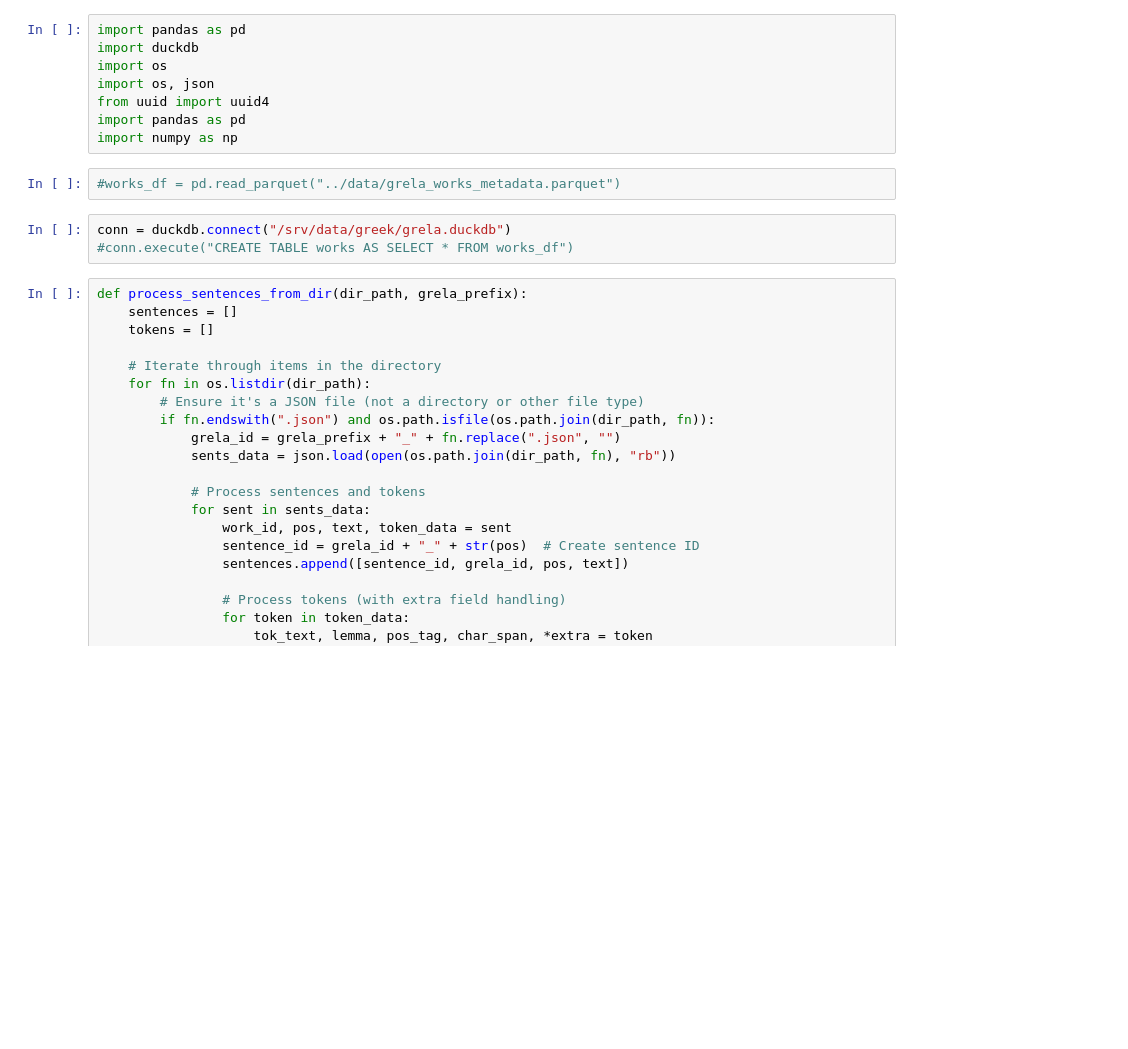
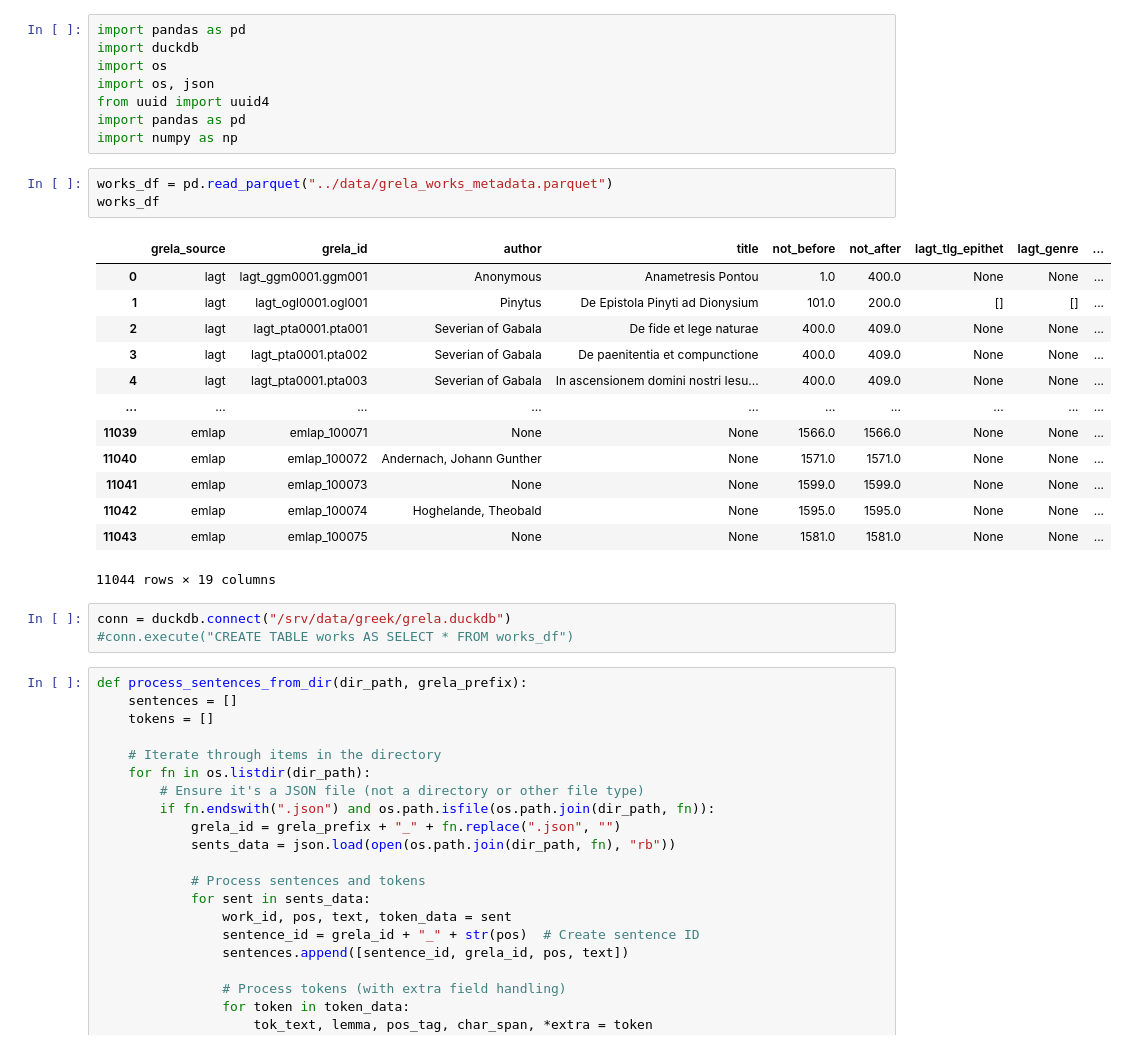
Before and after one commit to CCS-ZCU/GreLa, a Jupyter notebook: scripts/database-building.ipynb, the cells around one changed output. Drawn from its saved outputs; the diff is of its cells as text; blank space fills up the shorter version.

```diff
--- a/scripts/database-building.ipynb
+++ b/scripts/database-building.ipynb
@@ -7,7 +7,22 @@ from uuid import uuid4
 import pandas as pd
 import numpy as np
 # %%
-#works_df = pd.read_parquet("../data/grela_works_metadata.parquet")
+works_df = pd.read_parquet("../data/grela_works_metadata.parquet")
+works_df
+# %% [output]
+|  | grela_source | grela_id | author | title | not_before | not_after | lagt_tlg_epithet | lagt_genre | ... |
+| 0 | lagt | lagt_ggm0001.ggm001 | Anonymous | Anametresis Pontou | 1.0 | 400.0 | None | None | ... |
+| 1 | lagt | lagt_ogl0001.ogl001 | Pinytus | De Epistola Pinyti ad Dionysium | 101.0 | 200.0 | [] | [] | ... |
+| 2 | lagt | lagt_pta0001.pta001 | Severian of Gabala | De fide et lege naturae | 400.0 | 409.0 | None | None | ... |
+| 3 | lagt | lagt_pta0001.pta002 | Severian of Gabala | De paenitentia et compunctione | 400.0 | 409.0 | None | None | ... |
+| 4 | lagt | lagt_pta0001.pta003 | Severian of Gabala | In ascensionem domini nostri Iesu... | 400.0 | 409.0 | None | None | ... |
+| ... | ... | ... | ... | ... | ... | ... | ... | ... | ... |
+| 11039 | emlap | emlap_100071 | None | None | 1566.0 | 1566.0 | None | None | ... |
+| 11040 | emlap | emlap_100072 | Andernach, Johann Gunther | None | 1571.0 | 1571.0 | None | None | ... |
+| 11041 | emlap | emlap_100073 | None | None | 1599.0 | 1599.0 | None | None | ... |
+| 11042 | emlap | emlap_100074 | Hoghelande, Theobald | None | 1595.0 | 1595.0 | None | None | ... |
+| 11043 | emlap | emlap_100075 | None | None | 1581.0 | 1581.0 | None | None | ... |
+11044 rows × 19 columns
 # %%
 conn = duckdb.connect("/srv/data/greek/grela.duckdb")
 #conn.execute("CREATE TABLE works AS SELECT * FROM works_df")
```
Also changed, not shown: parts of 4 cells of this notebook, 2 other files.
